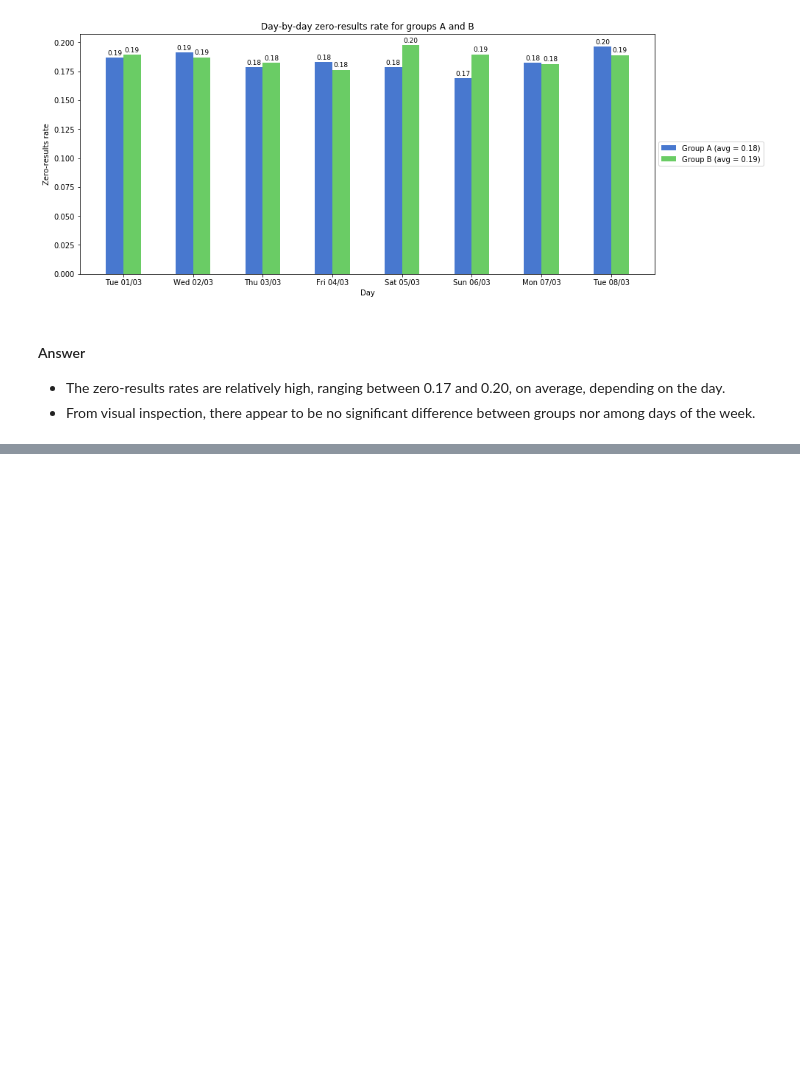
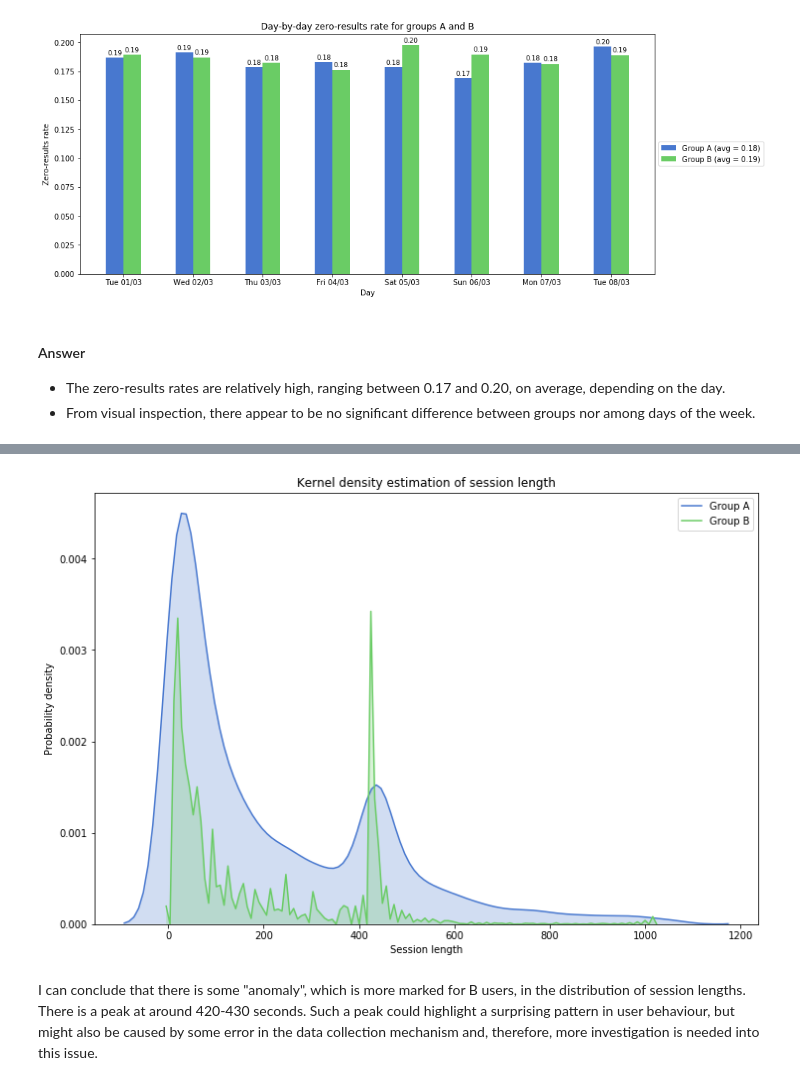
Before and after one commit to armineminasyan/wikimedia-test, a Jupyter notebook: answers-and-code.ipynb, the cells around one changed output, grey strips where cells are left out. Cells and saved outputs as stored; diff of their text form; code cells hidden in the pictures; blank space fills up the shorter version.

```diff
--- a/answers-and-code.ipynb
+++ b/answers-and-code.ipynb
@@ -653,0 +832,13 @@ for i, row in zb.iterrows():
+# %%
+fig, ax = plt.subplots(figsize = (12, 8))
+sns.kdeplot(data = withres[withres.group == 'a'].session_length, shade = True, ax = ax, label = 'Group A')
+sns.kdeplot(data = withres[withres.group == 'b'].session_length, shade = True, ax = ax, label = 'Group B')
+ax.set_title('Kernel density estimation of session length')
+ax.set_xlabel('Session length')
+ax.set_ylabel('Probability density');
+# %% [output]
+[figure, added]
+# %% [markdown]
+I can conclude that there is some "anomaly", which is more marked for B users, in the distribution of session lengths.
+There is a peak at around 420-430 seconds.
+Such a peak could highlight a surprising pattern in user behaviour, but might also be caused by some error in the data collection mechanism and, therefore, more investigation is needed into this issue.
```
Also changed, not shown: parts of 29 cells of this notebook, 1 other file.
